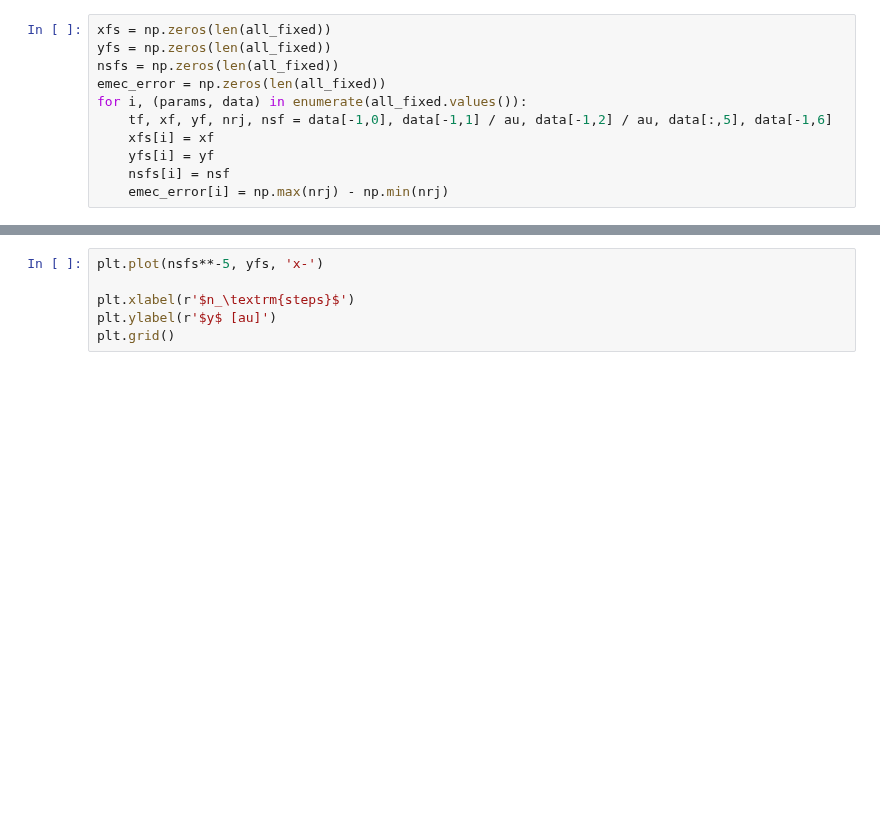
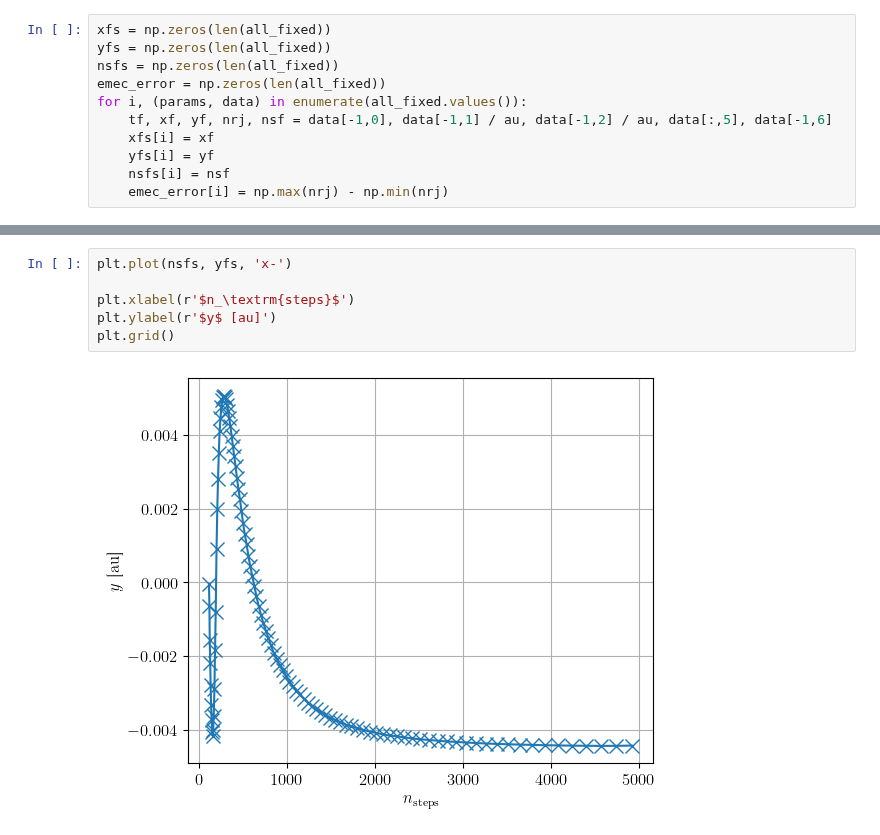
Before and after one commit to TomVdt/PhysNum, a Jupyter notebook: exercice3/analysis/analysis3bi.ipynb, the cells around one changed output, grey strips where cells are left out. Drawn from its saved outputs; the diff is of its cells as text; blank space fills up the shorter version.

```diff
--- a/exercice3/analysis/analysis3bi.ipynb
+++ b/exercice3/analysis/analysis3bi.ipynb
@@ -183,7 +193,9 @@ plt.grid()
 # %%
-plt.plot(nsfs**-5, yfs, 'x-')
+plt.plot(nsfs, yfs, 'x-')
 
 plt.xlabel(r'$n_\textrm{steps}$')
 plt.ylabel(r'$y$ [au]')
 plt.grid()
+# %% [output]
+[figure, added]
 # %%
```
Also changed, not shown: parts of 9 cells of this notebook, 5 other files.
